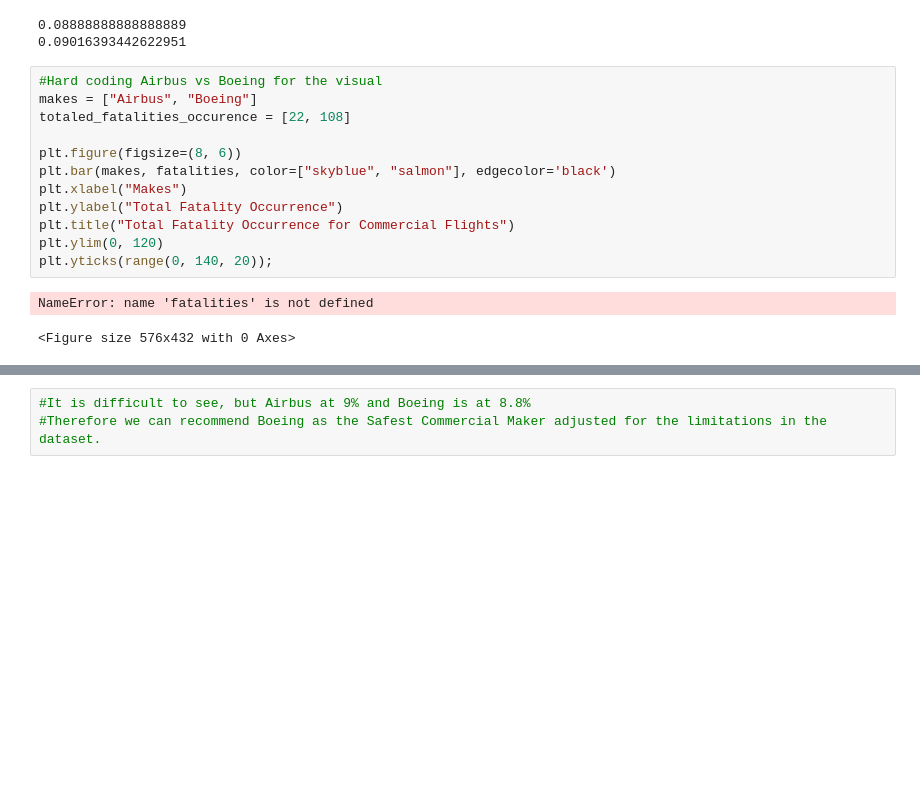
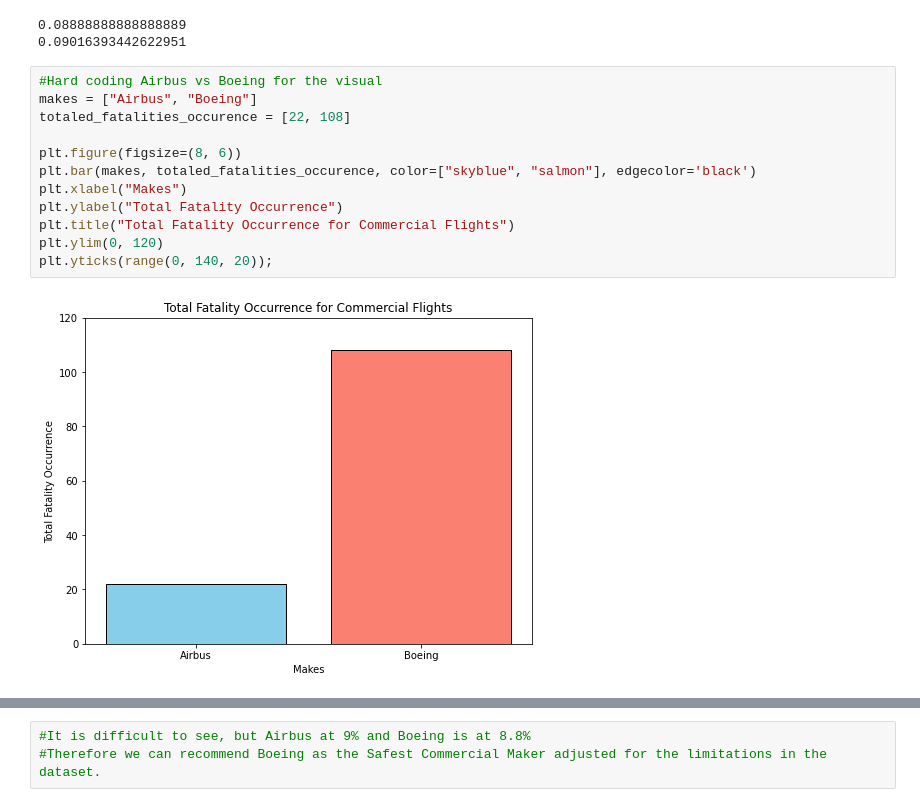
Before and after one commit to pecham1911/AviationProject, a Jupyter notebook: Aviation_Working.ipynb, the cells around one changed output, grey strips where cells are left out. Cells and saved outputs as stored; diff of their text form; blank space fills up the shorter version.

Commit message:
updated graph code

```diff
--- a/Aviation_Working.ipynb
+++ b/Aviation_Working.ipynb
@@ -466,18 +250,17 @@ print(Airbus_Average_Fatality_Occurance)
 # %%
 #Hard coding Airbus vs Boeing for the visual
 makes = ["Airbus", "Boeing"]
 totaled_fatalities_occurence = [22, 108]
 
 plt.figure(figsize=(8, 6))
-plt.bar(makes, fatalities, color=["skyblue", "salmon"], edgecolor='black')
+plt.bar(makes, totaled_fatalities_occurence, color=["skyblue", "salmon"], edgecolor='black')
 plt.xlabel("Makes")
 plt.ylabel("Total Fatality Occurrence")
 plt.title("Total Fatality Occurrence for Commercial Flights")
 plt.ylim(0, 120)
 plt.yticks(range(0, 140, 20));
 # %% [output]
-NameError: name 'fatalities' is not defined
-<Figure size 576x432 with 0 Axes>
+[figure, added]
 # %%
 # We can see above that boeing has a lot more occurances of fatal accidents than Airbus.
 # But what is important is comparing the occurances of fatal accidents by the sample size.
```
Also changed, not shown: parts of 32 cells of this notebook.
